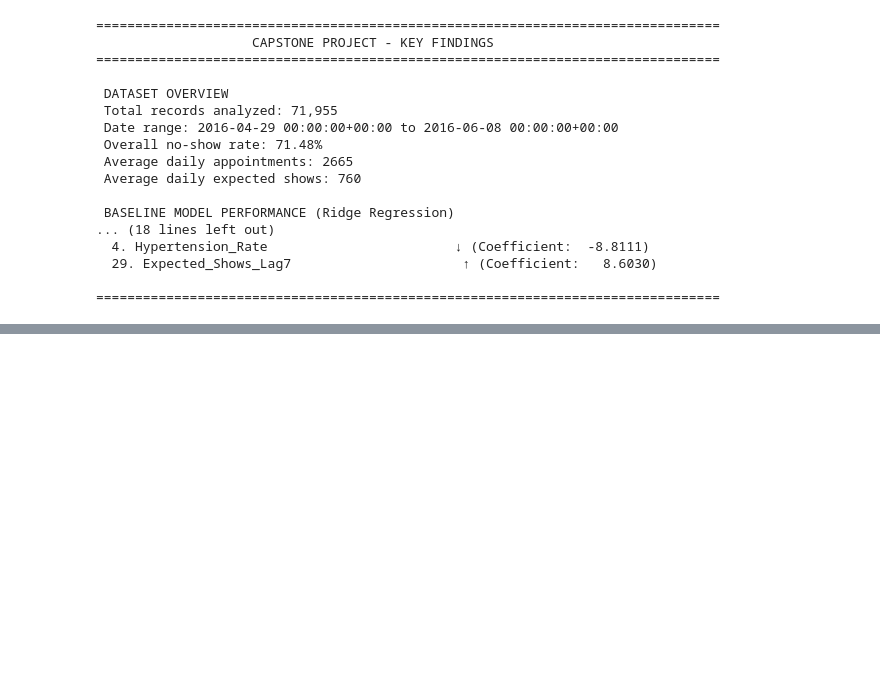
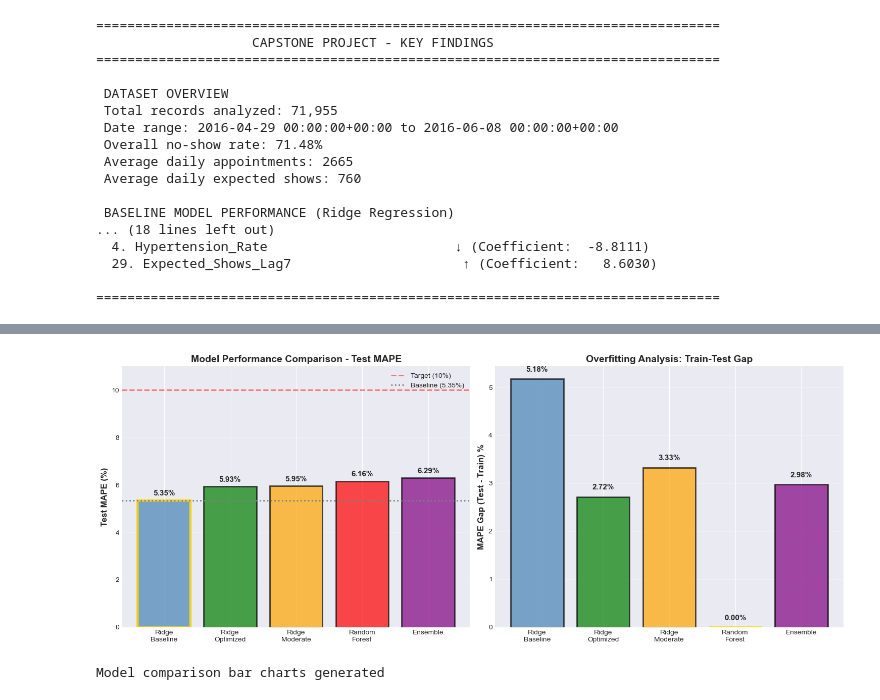
Before and after one commit to RajGemini11/Saravwerk, a Jupyter notebook: Capstone_Project/Hospital_Staff_Optimization_Model.ipynb, the cells around one changed output, grey strips where cells are left out. Drawn from its saved outputs; the diff is of its cells as text; code cells hidden in the pictures; blank space fills up the shorter version.

```diff
--- a/Capstone_Project/Hospital_Staff_Optimization_Model.ipynb
+++ b/Capstone_Project/Hospital_Staff_Optimization_Model.ipynb
@@ -1016,0 +1494,67 @@ Next Steps: Module 24 will explore advanced models and optimization.
+# %%
+#Visualization 1: Model Comparison Bar Chart
+# ============================================================================
+
+import matplotlib.pyplot as plt
+import numpy as np
+
+# Create model comparison bar chart
+fig, axes = plt.subplots(1, 2, figsize=(15, 6))
+
+# Plot 1: MAPE Comparison
+models_short = ['Ridge\nBaseline', 'Ridge\nOptimized', 'Ridge\nModerate',
+                'Random\nForest', 'Ensemble']
+test_mapes = models_comparison['Test_MAPE'].values
+colors = ['steelblue', 'green', 'orange', 'red', 'purple']
+
+bars = axes[0].bar(models_short, test_mapes, color=colors, alpha=0.7,
+                    edgecolor='black', linewidth=2)
+axes[0].axhline(y=10, color='red', linestyle='--', linewidth=2,
+                label='Target (10%)', alpha=0.5)
+axes[0].axhline(y=5.35, color='gray', linestyle=':', linewidth=2,
+                label='Baseline (5.35%)')
+
+axes[0].set_ylabel('Test MAPE (%)', fontsize=12, fontweight='bold')
+axes[0].set_title('Model Performance Comparison - Test MAPE',
+                   fontsize=14, fontweight='bold')
+axes[0].set_ylim(0, 11)
+axes[0].legend(fontsize=10, loc='upper right')
+axes[0].grid(True, alpha=0.3, axis='y')
+
+# Add value labels on bars
+for i, (model, mape) in enumerate(zip(models_short, test_mapes)):
+    axes[0].text(i, mape + 0.2, f'{mape:.2f}%',
+                 ha='center', fontsize=11, fontweight='bold')
+
+# Highlight best model
+best_idx = np.argmin(test_mapes)
+bars[best_idx].set_edgecolor('gold')
+bars[best_idx].set_linewidth(4)
+
+# Plot 2: Overfitting Gap Comparison
+overfitting_gaps = models_comparison['Overfitting_Gap'].values
+
+bars2 = axes[1].bar(models_short, overfitting_gaps, color=colors, alpha=0.7,
+                     edgecolor='black', linewidth=2)
+axes[1].set_ylabel('MAPE Gap (Test - Train) %', fontsize=12, fontweight='bold')
+axes[1].set_title('Overfitting Analysis: Train-Test Gap',
+                   fontsize=14, fontweight='bold')
+axes[1].grid(True, alpha=0.3, axis='y')
+
+# Add value labels
+for i, gap in enumerate(overfitting_gaps):
+    axes[1].text(i, gap + 0.15, f'{gap:.2f}%',
+                 ha='center', fontsize=11, fontweight='bold')
+
+# Highlight lowest gap
+lowest_gap_idx = np.argmin(overfitting_gaps)
+bars2[lowest_gap_idx].set_edgecolor('gold')
+bars2[lowest_gap_idx].set_linewidth(4)
+
+plt.tight_layout()
+plt.show()
+
+print("Model comparison bar charts generated")
+# %% [output]
+[figure, added]
+Model comparison bar charts generated
```
Also changed, not shown: parts of 23 cells of this notebook, 15 other files.
